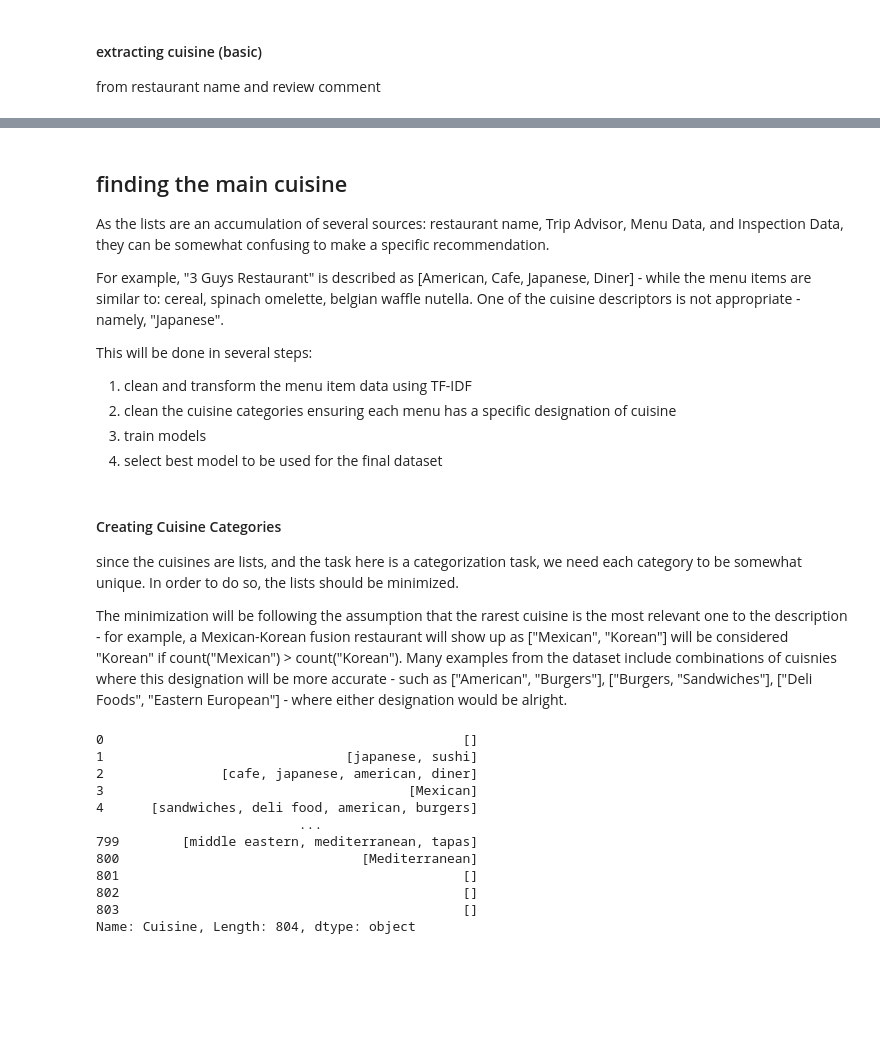
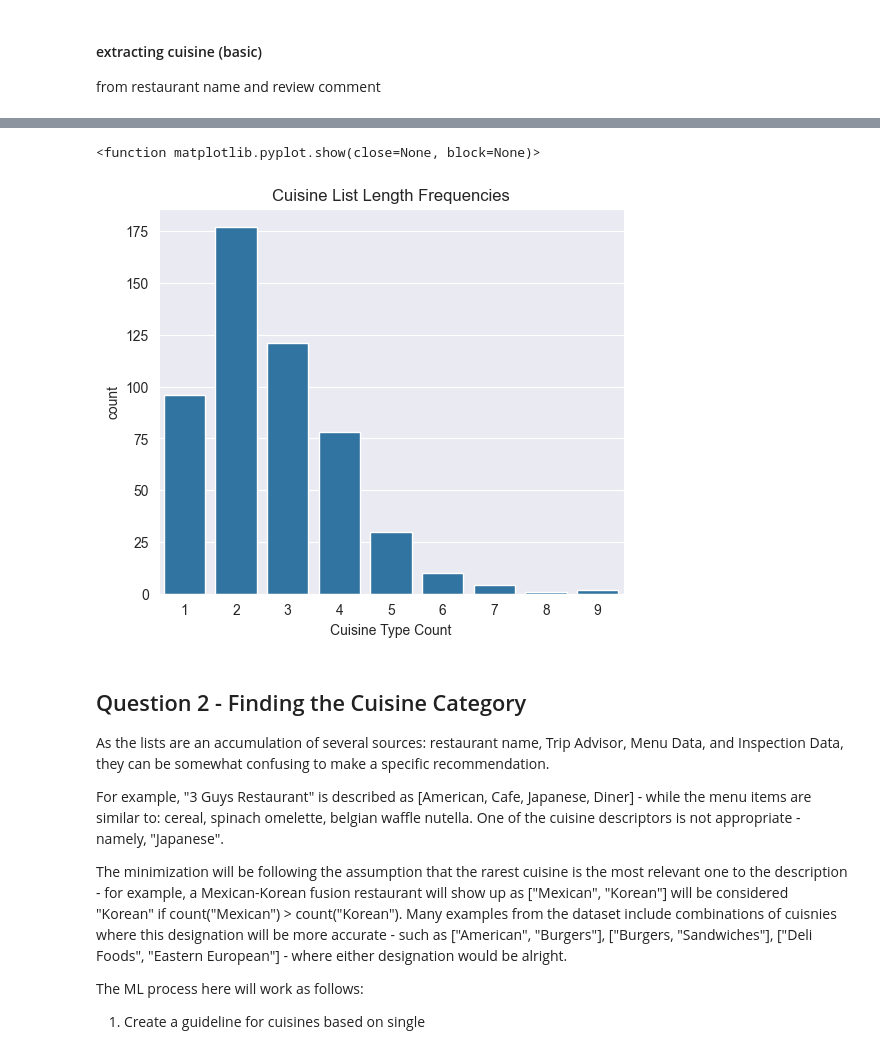
Before and after one commit to PrinCons/RestRecs, a Jupyter notebook: models/research/cuisine_exploration.ipynb, the cells around one changed output, grey strips where cells are left out. Drawn from its saved outputs; the diff is of its cells as text; code cells hidden in the pictures; blank space fills up the shorter version.

```diff
--- a/models/research/cuisine_exploration.ipynb
+++ b/models/research/cuisine_exploration.ipynb
@@ -7,6 +19,7 @@ full_combo["ZipCode"].astype(int)
 list_columns = ["Popular Foods", "Items", "Cuisine"]
 for column in list_columns:
     full_combo[column] = full_combo[column].apply(lambda s: s.split(", ") if isinstance(s, str) else s)
+full_combo.drop_duplicates(["Name", "ZipCode"], inplace=True)
 full_combo
 # %% [output]
 |  | Name | ZipCode | Rating | Price Category | Review Comment | Popular Foods | Items | Inspection Date | ... |
@@ -24,0 +38,5 @@ full_combo
+# %%
+## for the purposes of this section, only rows with items are relevant - since the goal here is (item list -> specific cuisine)
+full_combo["Valid Items"] = full_combo["Items"].apply(lambda x: isinstance(x, list))
+full_combo = full_combo[full_combo["Valid Items"]]
+len(full_combo)
@@ -69,33 +180,20 @@ full_combo["Cuisine"] = full_combo.apply(
+# %%
+# cuisine list lengths
+plt.figure(figsize=(6,5))
+cuisine_count = full_combo["Cuisine Type Count"].value_counts()
+sns.barplot(x = cuisine_count.index, y = cuisine_count)
+plt.title("Cuisine List Length Frequencies")
+plt.show
+# %% [output]
+<function matplotlib.pyplot.show(close=None, block=None)>
+[figure, added]
 # %% [markdown]
-## finding the main cuisine
+## Question 2 - Finding the Cuisine Category
 As the lists are an accumulation of several sources: restaurant name, Trip Advisor, Menu Data, and Inspection Data, they can be somewhat confusing to make a specific recommendation.
 
 For example, "3 Guys Restaurant" is described as [American, Cafe, Japanese, Diner] - while the menu items are similar to: cereal, spinach omelette, belgian waffle nutella. One of the cuisine descriptors is not appropriate - namely, "Japanese".
 
-This will be done in several steps:
-1. clean and transform the menu item data using TF-IDF
-2. clean the cuisine categories ensuring each menu has a specific designation of cuisine
-3. train models
-4. select best model to be used for the final dataset
+The minimization will be following the assumption that the rarest cuisine is the most relevant one to the description - for example, a Mexican-Korean fusion restaurant will show up as ["Mexican", "Korean"] will be considered "Korean" if count("Mexican") > count("Korean"). Many examples from the dataset include combinations of cuisnies where this designation will be more accurate - such as ["American", "Burgers"], ["Burgers, "Sandwiches"], ["Deli Foods", "Eastern European"] - where either designation would be alright.
+
+The ML process here will work as follows:
+1. Create a guideline for cuisines based on single
-# %% [markdown]
-#### Creating Cuisine Categories
-since the cuisines are lists, and the task here is a categorization task, we need each category to be somewhat unique. In order to do so, the lists should be minimized.
-
-
-
-The minimization will be following the assumption that the rarest cuisine is the most relevant one to the description - for example, a Mexican-Korean fusion restaurant will show up as ["Mexican", "Korean"] will be considered "Korean" if count("Mexican") > count("Korean"). Many examples from the dataset include combinations of cuisnies where this designation will be more accurate - such as ["American", "Burgers"], ["Burgers, "Sandwiches"], ["Deli Foods", "Eastern European"] - where either designation would be alright.
-# %%
-full_combo["Cuisine"]
-# %% [output]
-0                                              []
-1                               [japanese, sushi]
-2               [cafe, japanese, american, diner]
-3                                       [Mexican]
-4      [sandwiches, deli food, american, burgers]
-                          ...
-799        [middle eastern, mediterranean, tapas]
-800                               [Mediterranean]
-801                                            []
-802                                            []
-803                                            []
-Name: Cuisine, Length: 804, dtype: object
```
Also changed, not shown: parts of 37 cells of this notebook.
